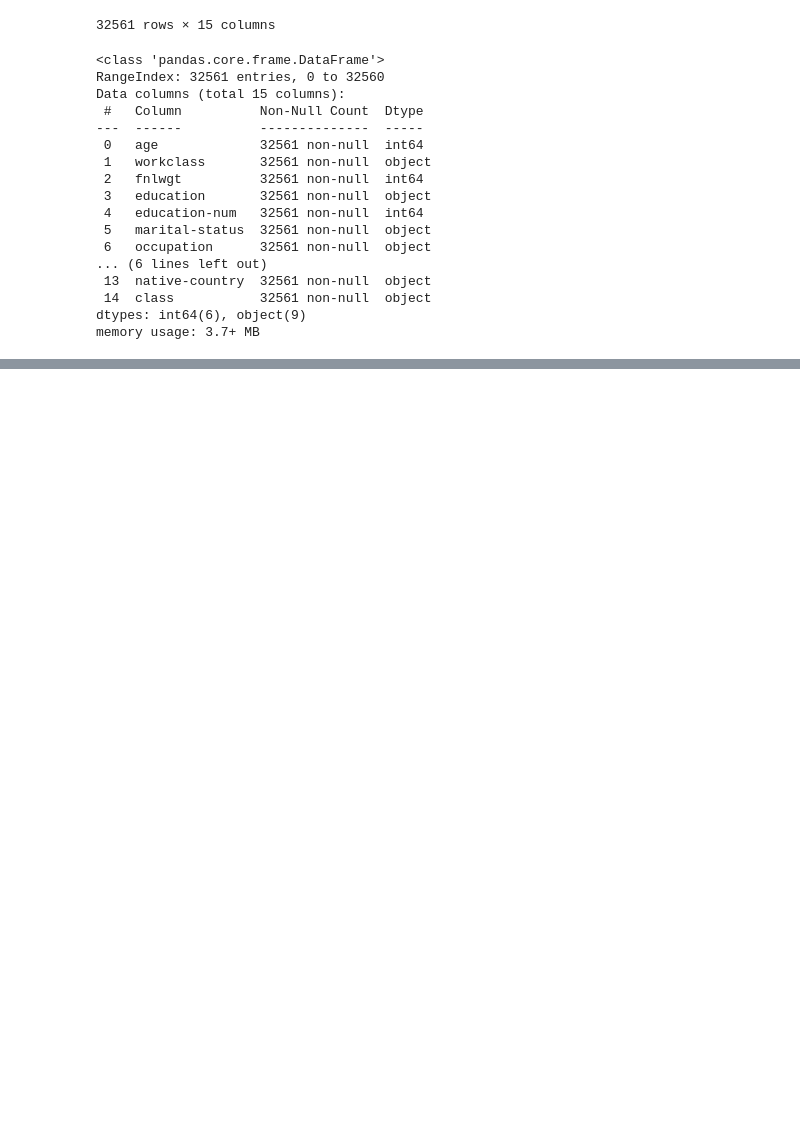
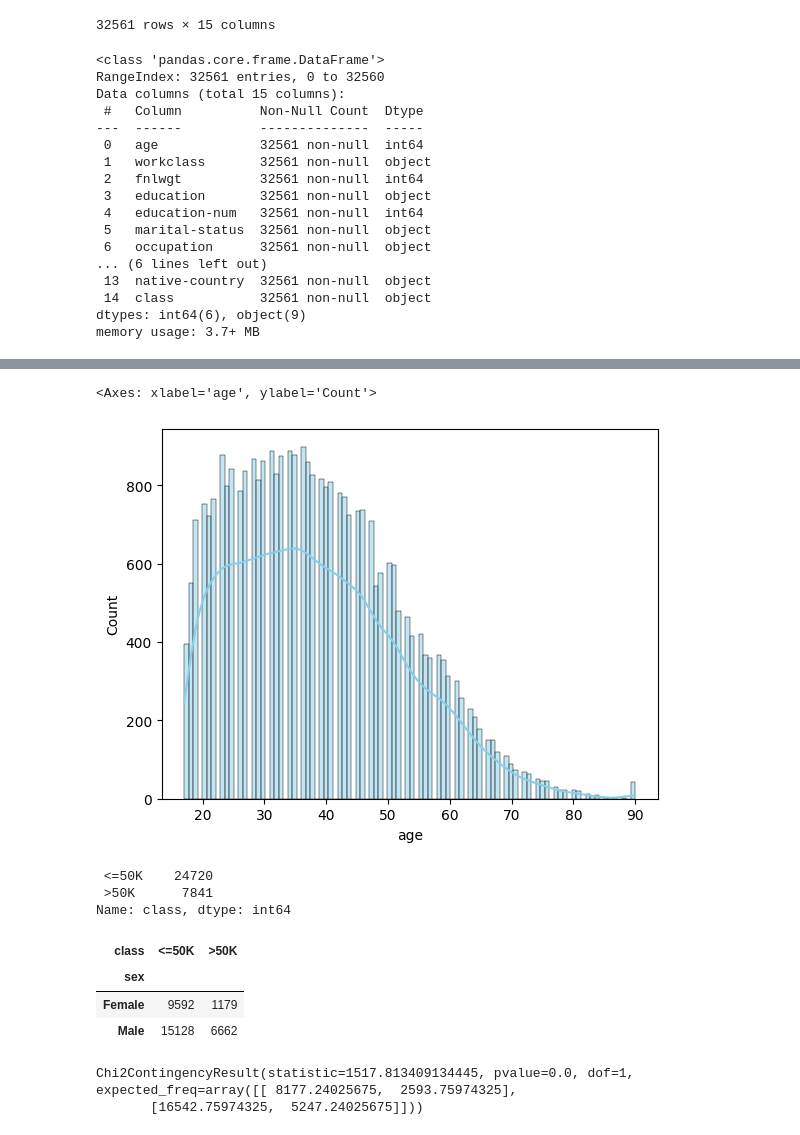
Before and after one commit to maximarbuzov/maxim, a Jupyter notebook: Untitled11.ipynb, the cells around one changed output, grey strips where cells are left out. Saved outputs shown, nothing was run; the diff lists cells and outputs as text; code cells hidden in the pictures; blank space fills up the shorter version.

```diff
--- a/Untitled11.ipynb
+++ b/Untitled11.ipynb
@@ -58,0 +97,11 @@ data.describe()
+# %%
+sns.histplot(data=data['age'],bins=100,kde=True,color='skyblue')
+# %% [output]
+<Axes: xlabel='age', ylabel='Count'>
+[figure, added]
+# %%
+data['class'].value_counts()
+# %% [output]
+ <=50K    24720
+ >50K      7841
+Name: class, dtype: int64
@@ -58,0 +113,12 @@ data.describe()
+# %%
+contingency_table.head()
+# %% [output]
+| class | <=50K | >50K |
+| sex |  |  |
+| Female | 9592 | 1179 |
+| Male | 15128 | 6662 |
+# %%
+chi2_contingency(contingency_table)
+# %% [output]
+Chi2ContingencyResult(statistic=1517.813409134445, pvalue=0.0, dof=1, expected_freq=array([[ 8177.24025675,  2593.75974325],
+       [16542.75974325,  5247.24025675]]))
```
Also changed, not shown: parts of 17 cells of this notebook.
